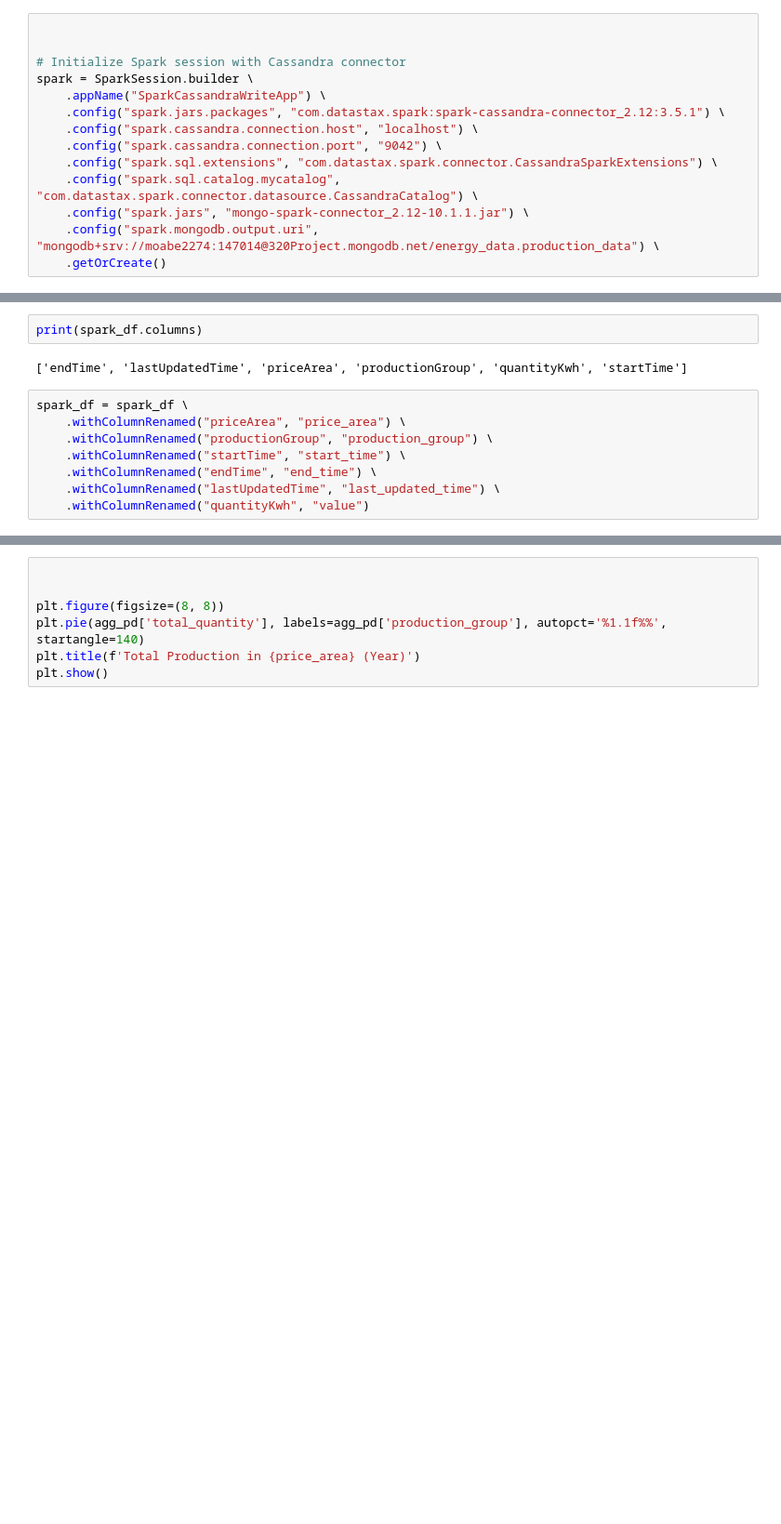
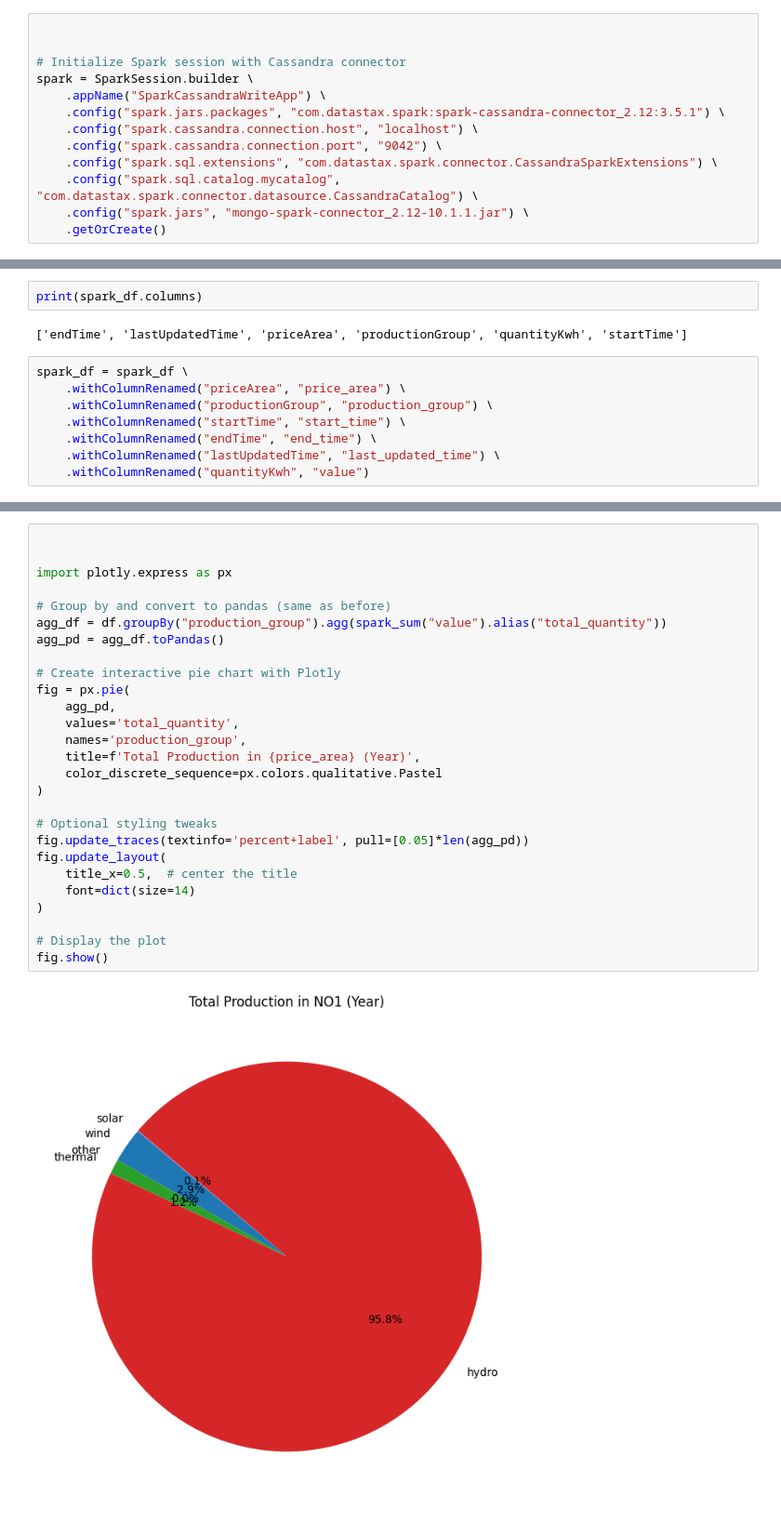
Before and after one commit to Mobashra/M-Abeer-Project, a Jupyter notebook: Exercise 2.ipynb, the cells around one changed output, grey strips where cells are left out. Shown at 93% size. Cells and saved outputs as stored; diff of their text form; blank space fills up the shorter version.

```diff
--- a/Exercise 2.ipynb
+++ b/Exercise 2.ipynb
@@ -67,6 +86,5 @@ spark = SparkSession.builder \
     .config("spark.sql.extensions", "com.datastax.spark.connector.CassandraSparkExtensions") \
     .config("spark.sql.catalog.mycatalog", "com.datastax.spark.connector.datasource.CassandraCatalog") \
     .config("spark.jars", "mongo-spark-connector_2.12-10.1.1.jar") \
-    .config("spark.mongodb.output.uri", "mongodb+srv://moabe2274:147014@320Project.mongodb.net/energy_data.production_data") \
     .getOrCreate()
 # %% [output]
@@ -277,7 +302,29 @@ agg_pd = agg_df.toPandas()
 # %%
 
 
-plt.figure(figsize=(8, 8))
-plt.pie(agg_pd['total_quantity'], labels=agg_pd['production_group'], autopct='%1.1f%%', startangle=140)
-plt.title(f'Total Production in {price_area} (Year)')
-plt.show()
+import plotly.express as px
+
+# Group by and convert to pandas (same as before)
+agg_df = df.groupBy("production_group").agg(spark_sum("value").alias("total_quantity"))
+agg_pd = agg_df.toPandas()
+
+# Create interactive pie chart with Plotly
+fig = px.pie(
+    agg_pd,
+    values='total_quantity',
+    names='production_group',
+    title=f'Total Production in {price_area} (Year)',
+    color_discrete_sequence=px.colors.qualitative.Pastel
+)
+
+# Optional styling tweaks
+fig.update_traces(textinfo='percent+label', pull=[0.05]*len(agg_pd))
+fig.update_layout(
+    title_x=0.5,  # center the title
+    font=dict(size=14)
+)
+
+# Display the plot
+fig.show()
+# %% [output]
+[figure, added]
```
Also changed, not shown: parts of 16 cells of this notebook.
